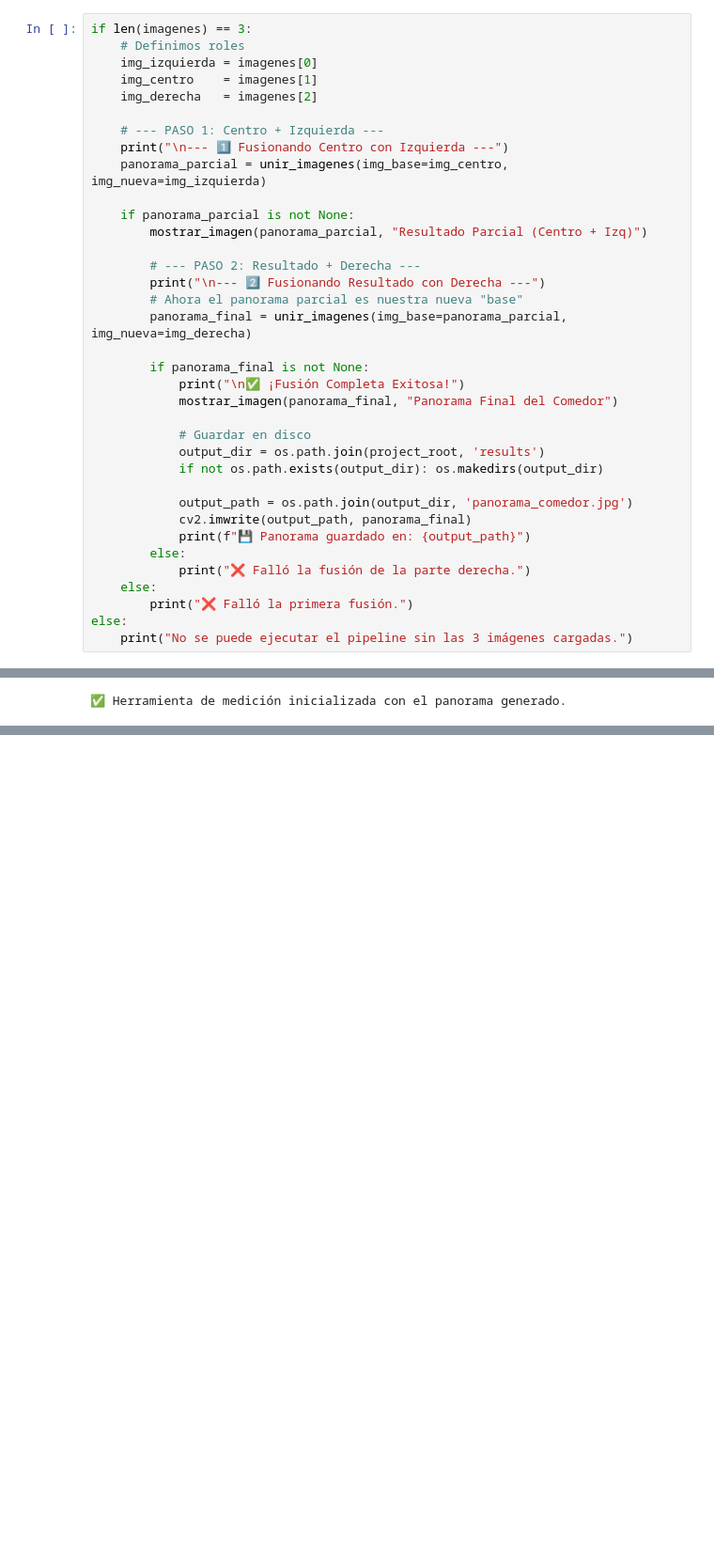
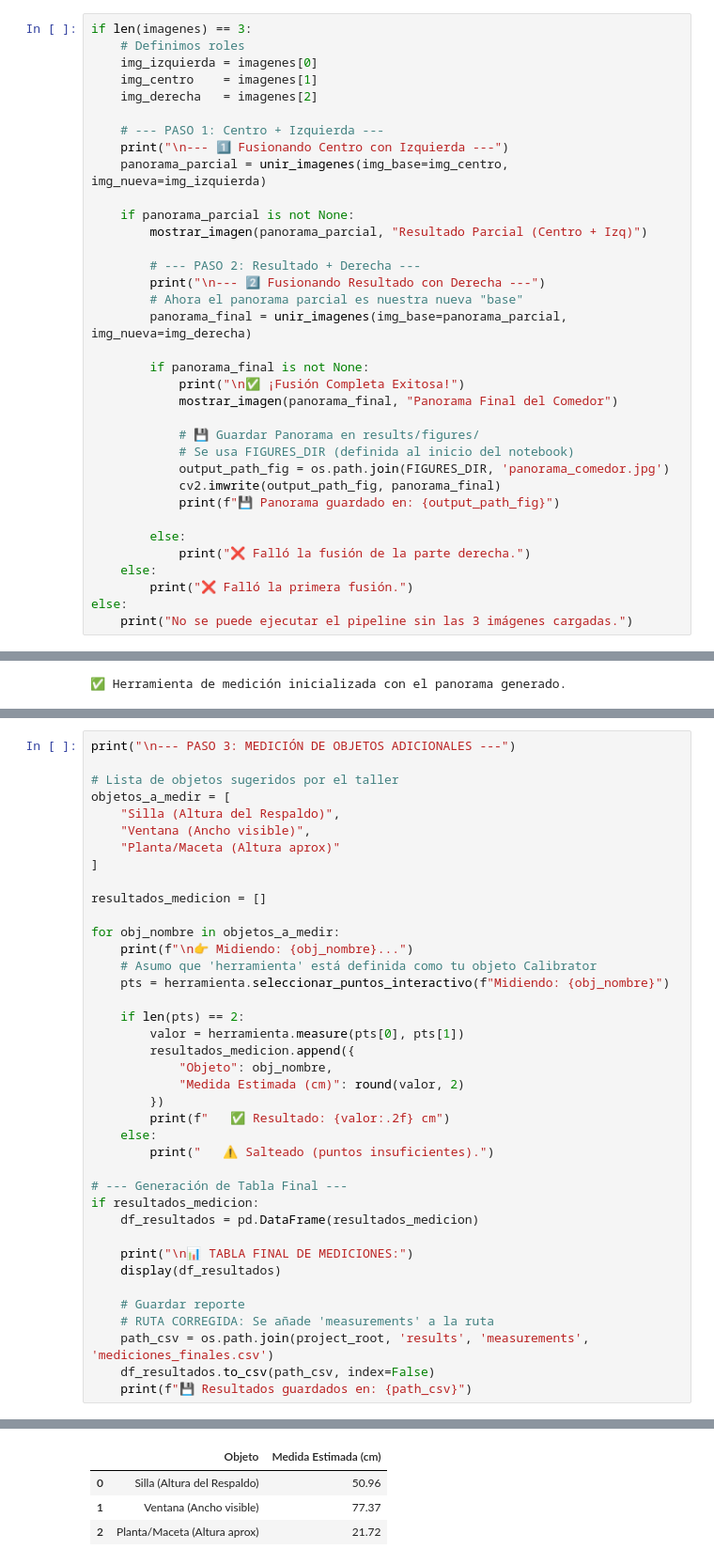
Before and after one commit to JuanPabloAI/fusion-perspectivas, a Jupyter notebook: notebooks/03_main_pipeline.ipynb, the cells around one changed output, grey strips where cells are left out. Shown: that part at 94% size. Cells and saved outputs as stored; diff of their text form; blank space fills up the shorter version.

Commit message:
Entrega Final: Reporte web publicado y código verificado (Trabajo 2)

```diff
--- a/notebooks/03_main_pipeline.ipynb
+++ b/notebooks/03_main_pipeline.ipynb
@@ -203,13 +245,12 @@ if len(imagenes) == 3:
             print("\n✅ ¡Fusión Completa Exitosa!")
             mostrar_imagen(panorama_final, "Panorama Final del Comedor")
 
-            # Guardar en disco
-            output_dir = os.path.join(project_root, 'results')
-            if not os.path.exists(output_dir): os.makedirs(output_dir)
+            # 💾 Guardar Panorama en results/figures/
+            # Se usa FIGURES_DIR (definida al inicio del notebook)
+            output_path_fig = os.path.join(FIGURES_DIR, 'panorama_comedor.jpg')
+            cv2.imwrite(output_path_fig, panorama_final)
+            print(f"💾 Panorama guardado en: {output_path_fig}")
 
-            output_path = os.path.join(output_dir, 'panorama_comedor.jpg')
-            cv2.imwrite(output_path, panorama_final)
-            print(f"💾 Panorama guardado en: {output_path}")
         else:
             print("❌ Falló la fusión de la parte derecha.")
     else:
@@ -395,0 +376,40 @@ if resultados_medicion:
+# %%
+print("\n--- PASO 3: MEDICIÓN DE OBJETOS ADICIONALES ---")
+
+# Lista de objetos sugeridos por el taller
+objetos_a_medir = [
+    "Silla (Altura del Respaldo)",
+    "Ventana (Ancho visible)",
+    "Planta/Maceta (Altura aprox)"
+]
+
+resultados_medicion = []
+
+for obj_nombre in objetos_a_medir:
+    print(f"\n👉 Midiendo: {obj_nombre}...")
+    # Asumo que 'herramienta' está definida como tu objeto Calibrator
+    pts = herramienta.seleccionar_puntos_interactivo(f"Midiendo: {obj_nombre}")
+
+    if len(pts) == 2:
+        valor = herramienta.measure(pts[0], pts[1])
+        resultados_medicion.append({
+            "Objeto": obj_nombre,
+            "Medida Estimada (cm)": round(valor, 2)
+        })
+        print(f"   ✅ Resultado: {valor:.2f} cm")
+    else:
+        print("   ⚠️ Salteado (puntos insuficientes).")
+
+# --- Generación de Tabla Final ---
+if resultados_medicion:
+    df_resultados = pd.DataFrame(resultados_medicion)
+
+    print("\n📊 TABLA FINAL DE MEDICIONES:")
+    display(df_resultados)
+
+    # Guardar reporte
+    # RUTA CORREGIDA: Se añade 'measurements' a la ruta
+    path_csv = os.path.join(project_root, 'results', 'measurements', 'mediciones_finales.csv')
+    df_resultados.to_csv(path_csv, index=False)
+    print(f"💾 Resultados guardados en: {path_csv}")
+# %% [output]
@@ -395,0 +434,4 @@ if resultados_medicion:
+|  | Objeto | Medida Estimada (cm) |
+| 0 | Silla (Altura del Respaldo) | 50.96 |
+| 1 | Ventana (Ancho visible) | 77.37 |
+| 2 | Planta/Maceta (Altura aprox) | 21.72 |
```
Also changed, not shown: parts of 12 cells of this notebook, 8 other files.
